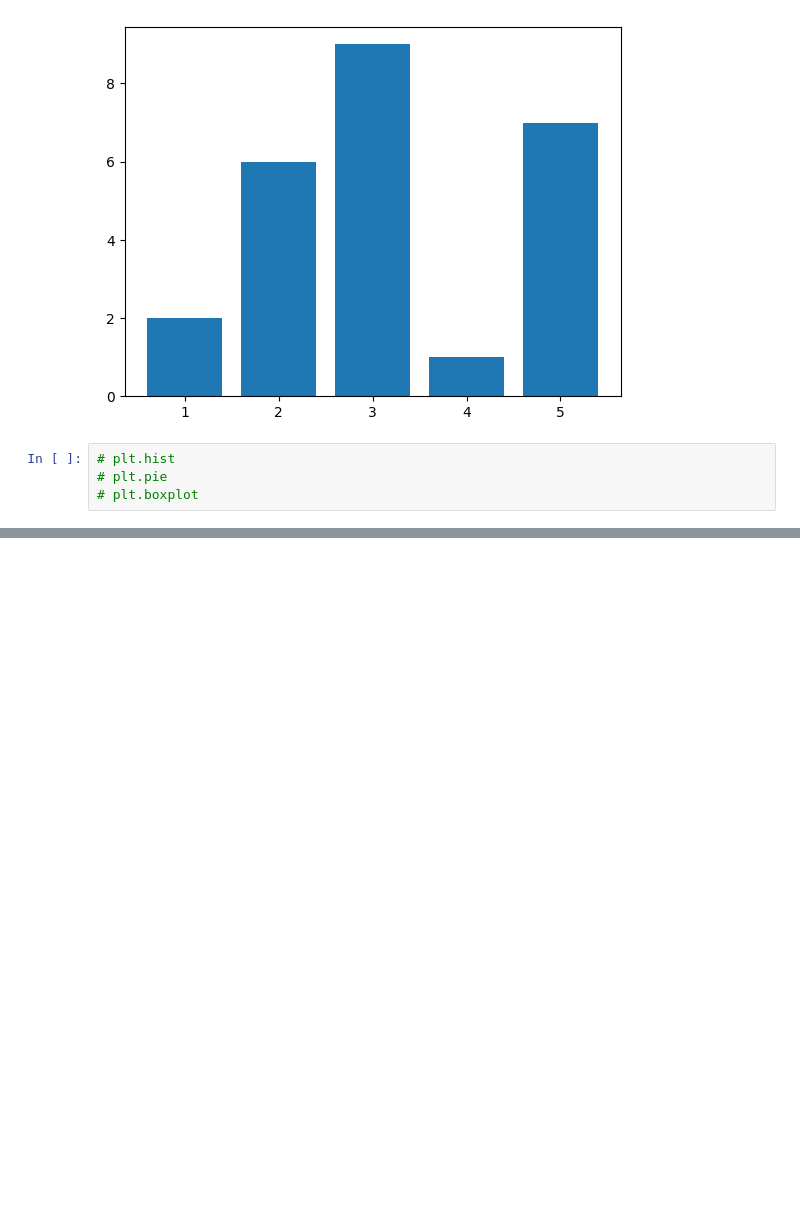
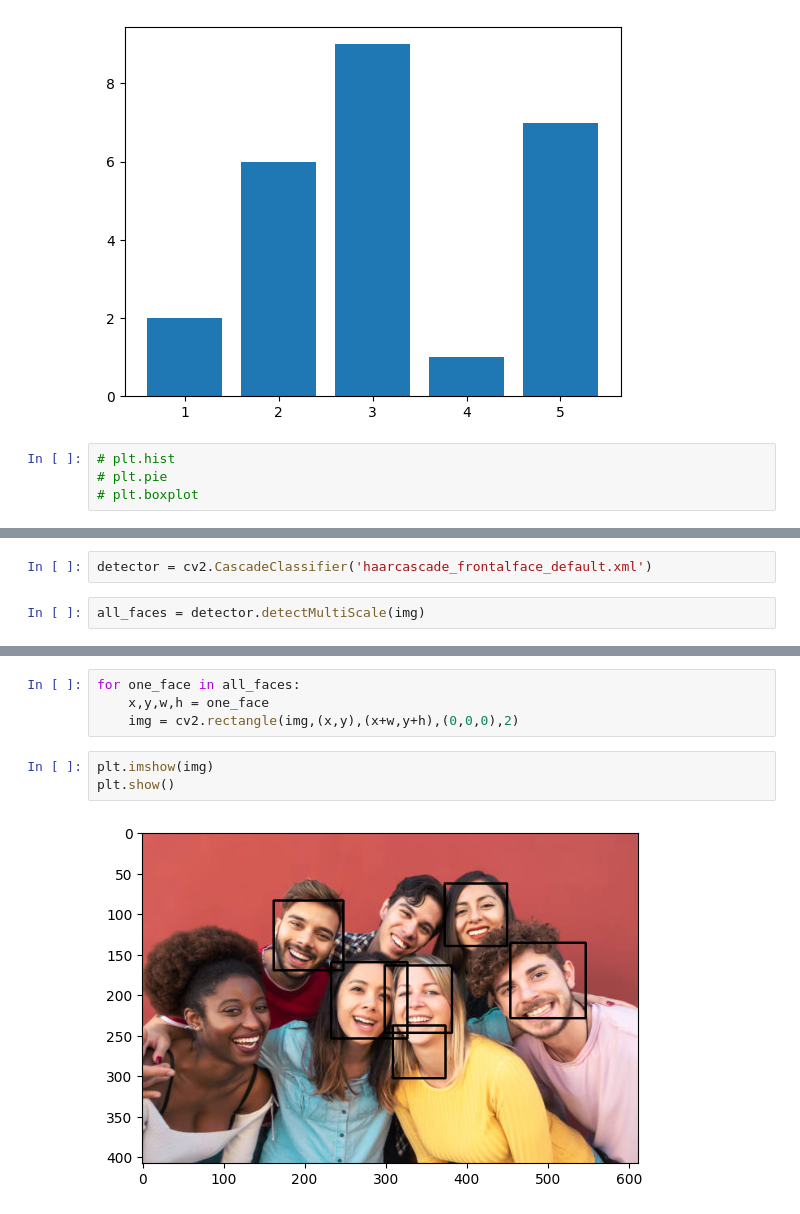
Before and after one commit to HemaGarima/Machine-Learning, a Jupyter notebook: Pandas-Matplotlib.ipynb, the cells around one changed output, grey strips where cells are left out. Cells and saved outputs as stored; diff of their text form; blank space fills up the shorter version.

```diff
--- a/Pandas-Matplotlib.ipynb
+++ b/Pandas-Matplotlib.ipynb
@@ -583,0 +628,4 @@ plt.show()
+# %%
+detector = cv2.CascadeClassifier('haarcascade_frontalface_default.xml')
+# %%
+all_faces = detector.detectMultiScale(img)
@@ -583,0 +641,9 @@ plt.show()
+# %%
+for one_face in all_faces:
+    x,y,w,h = one_face
+    img = cv2.rectangle(img,(x,y),(x+w,y+h),(0,0,0),2)
+# %%
+plt.imshow(img)
+plt.show()
+# %% [output]
+[figure, added]
```
Also changed, not shown: parts of 10 cells of this notebook, 2 other files.
